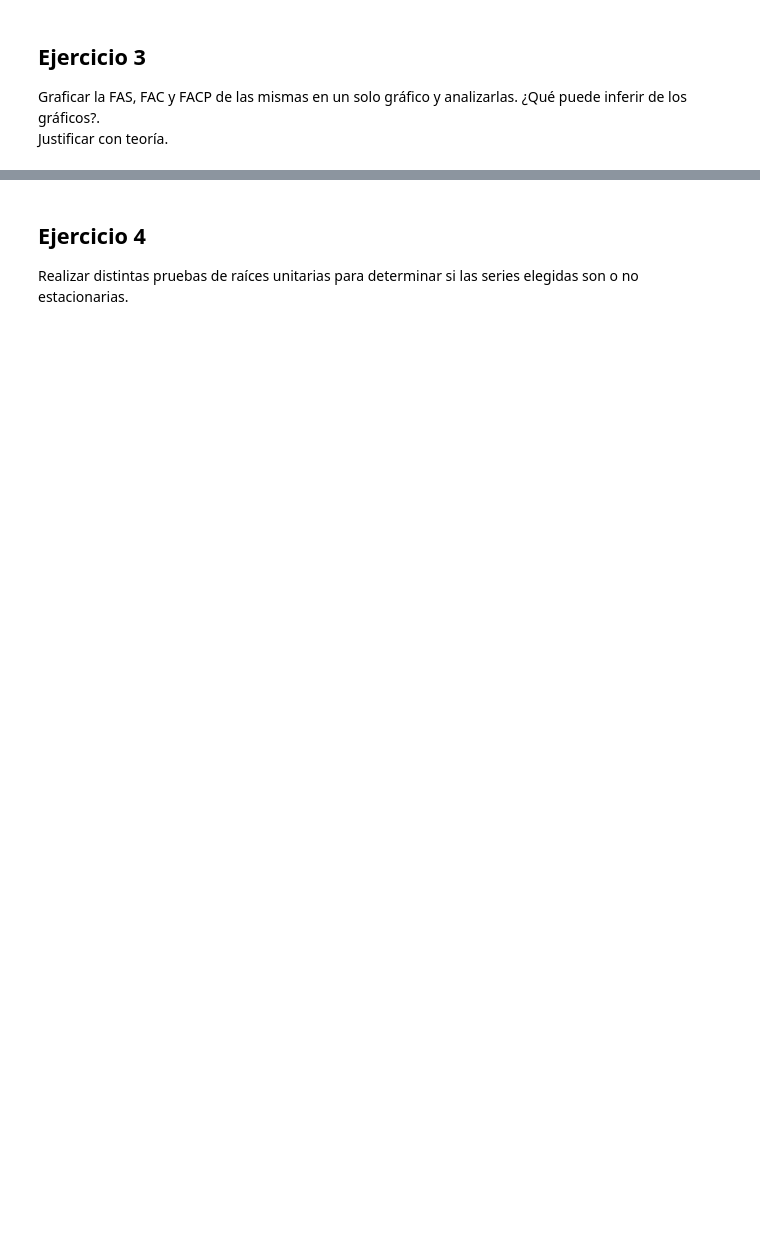
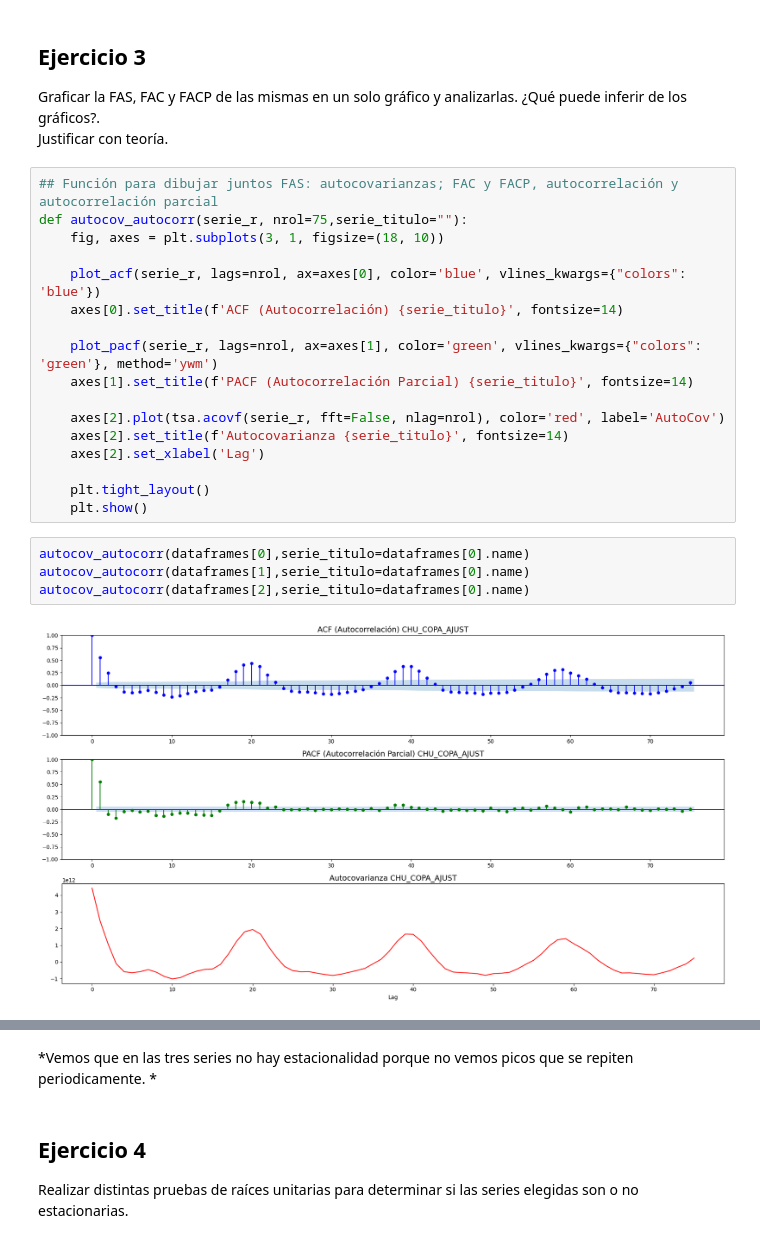
Before and after one commit to carrenogf/MCD-Series-Temporales, a Jupyter notebook: notebooks/main.ipynb, the cells around one changed output, grey strips where cells are left out. Saved outputs shown, nothing was run; the diff lists cells and outputs as text; blank space fills up the shorter version.

```diff
--- a/notebooks/main.ipynb
+++ b/notebooks/main.ipynb
@@ -29,3 +112,26 @@ Exponer los conceptos relacionados con la estacionariedad de la serie.
 Graficar la FAS, FAC y FACP de las mismas en un solo gráfico y analizarlas. ¿Qué puede inferir de los gráficos?.
 
 Justificar con teoría.
+# %%
+## Función para dibujar juntos FAS: autocovarianzas; FAC y FACP, autocorrelación y autocorrelación parcial
+def autocov_autocorr(serie_r, nrol=75,serie_titulo=""):
+    fig, axes = plt.subplots(3, 1, figsize=(18, 10))
+
+    plot_acf(serie_r, lags=nrol, ax=axes[0], color='blue', vlines_kwargs={"colors": 'blue'})
+    axes[0].set_title(f'ACF (Autocorrelación) {serie_titulo}', fontsize=14)
+
+    plot_pacf(serie_r, lags=nrol, ax=axes[1], color='green', vlines_kwargs={"colors": 'green'}, method='ywm')
+    axes[1].set_title(f'PACF (Autocorrelación Parcial) {serie_titulo}', fontsize=14)
+
+    axes[2].plot(tsa.acovf(serie_r, fft=False, nlag=nrol), color='red', label='AutoCov')
+    axes[2].set_title(f'Autocovarianza {serie_titulo}', fontsize=14)
+    axes[2].set_xlabel('Lag')
+
+    plt.tight_layout()
+    plt.show()
+# %%
+autocov_autocorr(dataframes[0],serie_titulo=dataframes[0].name)
+autocov_autocorr(dataframes[1],serie_titulo=dataframes[0].name)
+autocov_autocorr(dataframes[2],serie_titulo=dataframes[0].name)
+# %% [output]
+[figure, added]
@@ -32,3 +140,5 @@ Justificar con teoría.
+# %% [markdown]
+*Vemos que en las tres series no hay estacionalidad porque no vemos picos que se repiten periodicamente. *
 # %% [markdown]
 ## Ejercicio 4
 Realizar distintas pruebas de raíces unitarias para determinar si las series elegidas son o no estacionarias.
```
Also changed, not shown: parts of 43 cells of this notebook.
